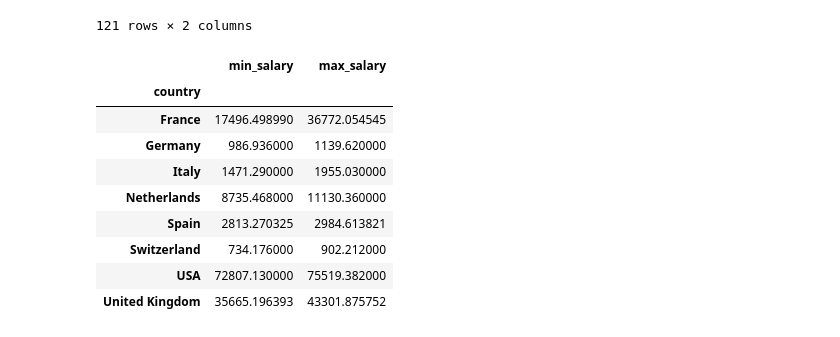
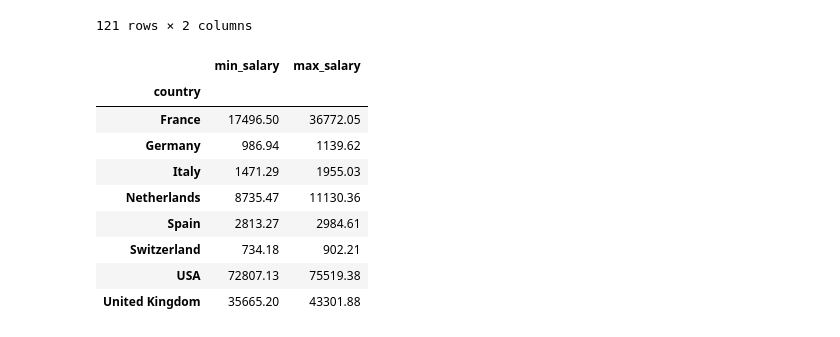
Before and after one commit to Archana-sth/JOB_MARKET_TREND_2025, a Jupyter notebook: notebook/data_cleaning.ipynb, the cells around one changed output. Cells and saved outputs as stored; diff of their text form; code cells hidden in the pictures.

```diff
--- a/notebook/data_cleaning.ipynb
+++ b/notebook/data_cleaning.ipynb
@@ -276,17 +296,17 @@ job_data.groupby('job_category')[["min_salary", "max_salary"]].mean()
 | Verwaltungsstellen | 0.000000 | 0.000000 |
 121 rows × 2 columns
 # %%
-#average salaries in different country
-job_data.groupby('country')[["min_salary", "max_salary"]].mean()
+#average mean and average max salaries in different country
+job_data.groupby('country')[["min_salary", "max_salary"]].mean().round(2)
 # %% [output]
 |  | min_salary | max_salary |
 | country |  |  |
-| France | 17496.498990 | 36772.054545 |
-| Germany | 986.936000 | 1139.620000 |
-| Italy | 1471.290000 | 1955.030000 |
-| Netherlands | 8735.468000 | 11130.360000 |
-| Spain | 2813.270325 | 2984.613821 |
-| Switzerland | 734.176000 | 902.212000 |
-| USA | 72807.130000 | 75519.382000 |
-| United Kingdom | 35665.196393 | 43301.875752 |
+| France | 17496.50 | 36772.05 |
+| Germany | 986.94 | 1139.62 |
+| Italy | 1471.29 | 1955.03 |
+| Netherlands | 8735.47 | 11130.36 |
+| Spain | 2813.27 | 2984.61 |
+| Switzerland | 734.18 | 902.21 |
+| USA | 72807.13 | 75519.38 |
+| United Kingdom | 35665.20 | 43301.88 |
 # %%
```
Also changed, not shown: parts of 15 cells of this notebook.
